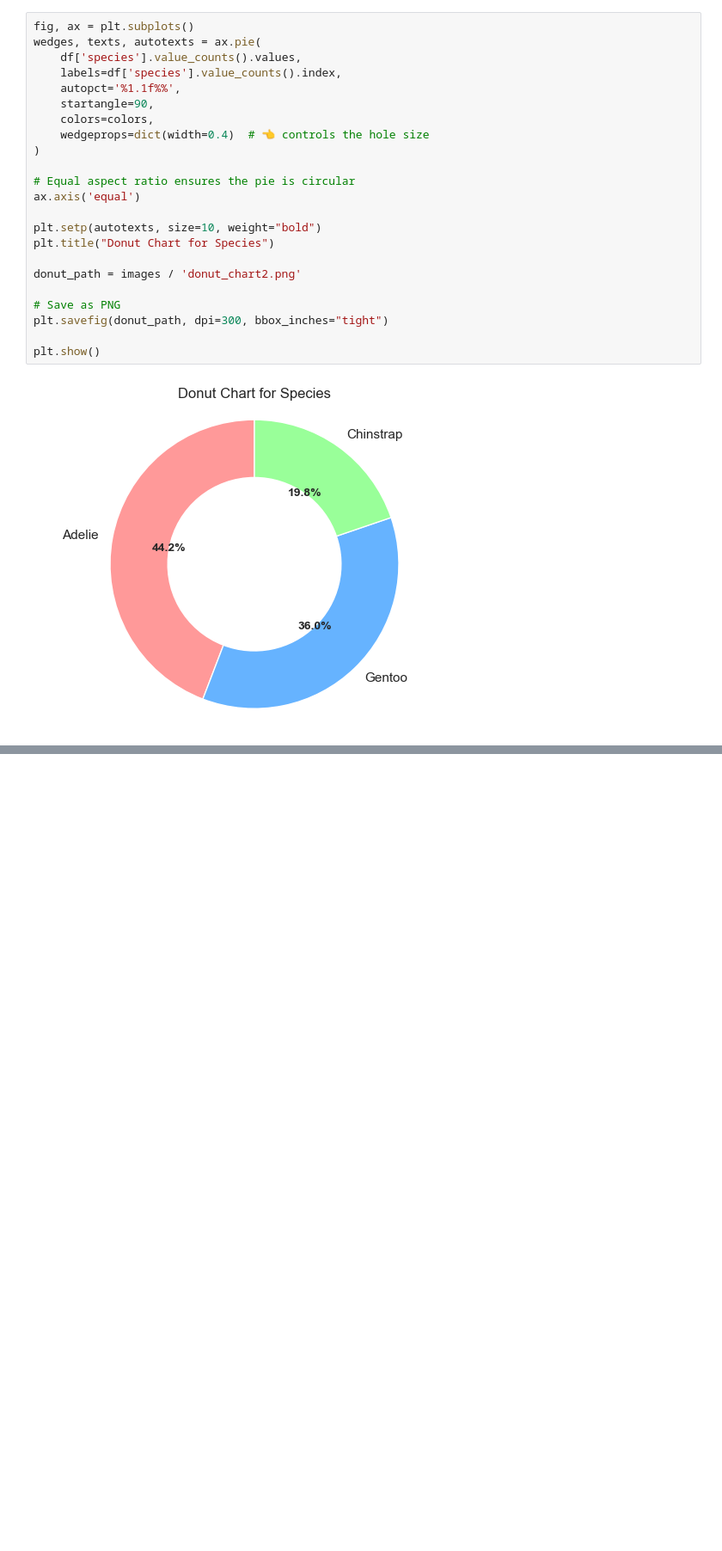
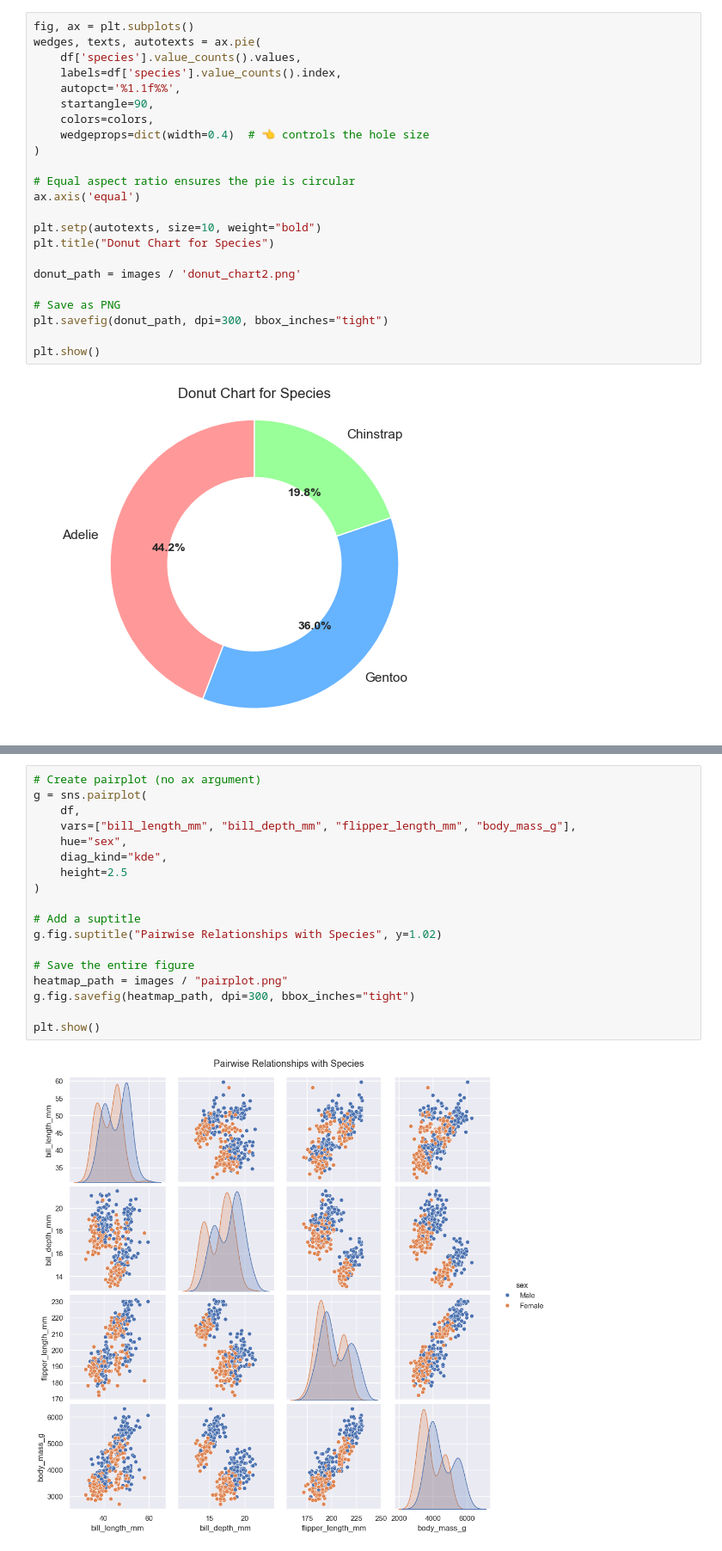
Before and after one commit to OlawoyeOladip/PenguinRegression, a Jupyter notebook: src/main.ipynb, the cells around one changed output, grey strips where cells are left out. Shown: that part at 86% size. Saved outputs shown, nothing was run; the diff lists cells and outputs as text; blank space fills up the shorter version.

```diff
--- a/src/main.ipynb
+++ b/src/main.ipynb
@@ -204,0 +260,20 @@ plt.show()
+# %%
+# Create pairplot (no ax argument)
+g = sns.pairplot(
+    df,
+    vars=["bill_length_mm", "bill_depth_mm", "flipper_length_mm", "body_mass_g"],
+    hue="sex",
+    diag_kind="kde",
+    height=2.5
+)
+
+# Add a suptitle
+g.fig.suptitle("Pairwise Relationships with Species", y=1.02)
+
+# Save the entire figure
+heatmap_path = images / "pairplot.png"
+g.fig.savefig(heatmap_path, dpi=300, bbox_inches="tight")
+
+plt.show()
+# %% [output]
+[figure, added]
```
Also changed, not shown: parts of 5 cells of this notebook, 3 other files.
